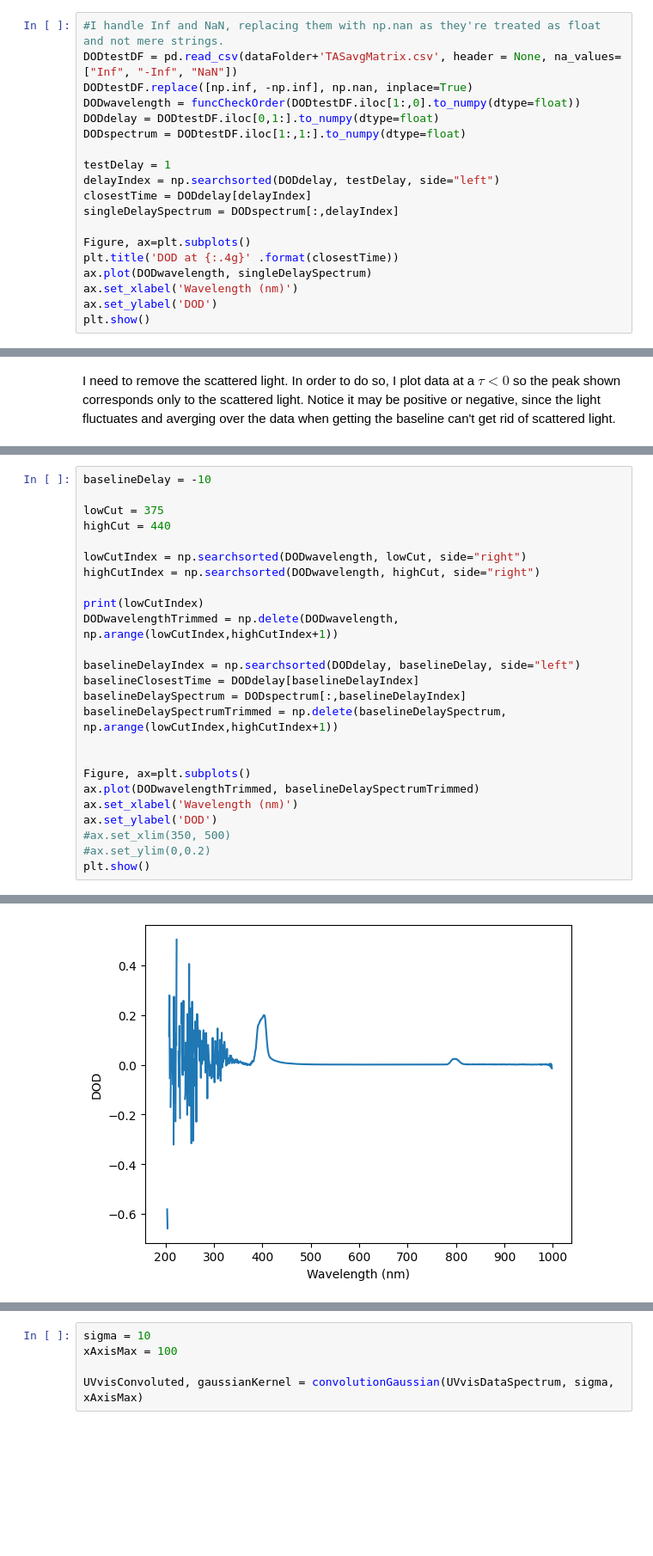
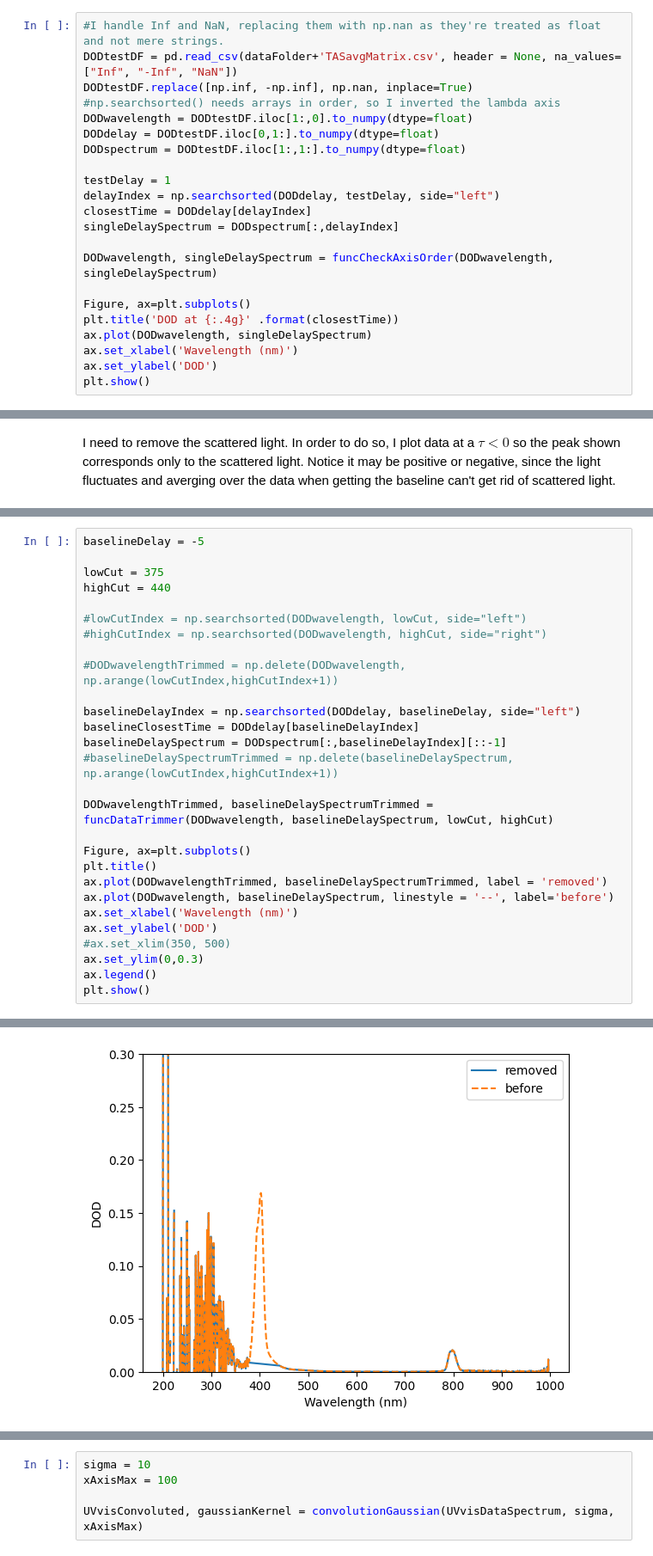
Before and after one commit to MaxiInafuku/ThesisDataTreatment, a Jupyter notebook: productSpectraTest.ipynb, the cells around one changed output, grey strips where cells are left out. Shown at 86% size. Saved outputs shown, nothing was run; the diff lists cells and outputs as text; blank space fills up the shorter version.

```diff
--- a/productSpectraTest.ipynb
+++ b/productSpectraTest.ipynb
@@ -12,7 +12,8 @@ dataFolder = 'data/'
 #I handle Inf and NaN, replacing them with np.nan as they're treated as float and not mere strings.
 DODtestDF = pd.read_csv(dataFolder+'TASavgMatrix.csv', header = None, na_values=["Inf", "-Inf", "NaN"])
 DODtestDF.replace([np.inf, -np.inf], np.nan, inplace=True)
-DODwavelength = funcCheckOrder(DODtestDF.iloc[1:,0].to_numpy(dtype=float))
+#np.searchsorted() needs arrays in order, so I inverted the lambda axis
+DODwavelength = DODtestDF.iloc[1:,0].to_numpy(dtype=float)
 DODdelay = DODtestDF.iloc[0,1:].to_numpy(dtype=float)
 DODspectrum = DODtestDF.iloc[1:,1:].to_numpy(dtype=float)
 
@@ -21,6 +22,8 @@ delayIndex = np.searchsorted(DODdelay, testDelay, side="left")
 closestTime = DODdelay[delayIndex]
 singleDelaySpectrum = DODspectrum[:,delayIndex]
 
+DODwavelength, singleDelaySpectrum = funcCheckAxisOrder(DODwavelength, singleDelaySpectrum)
+
 Figure, ax=plt.subplots()
 plt.title('DOD at {:.4g}' .format(closestTime))
 ax.plot(DODwavelength, singleDelaySpectrum)
@@ -51,26 +58,29 @@ I need to remove the scattered light. In order to do so, I plot data at a $\tau<
 # %%
-baselineDelay = -10
+baselineDelay = -5
 
 lowCut = 375
 highCut = 440
 
-lowCutIndex = np.searchsorted(DODwavelength, lowCut, side="right")
-highCutIndex = np.searchsorted(DODwavelength, highCut, side="right")
+#lowCutIndex = np.searchsorted(DODwavelength, lowCut, side="left")
+#highCutIndex = np.searchsorted(DODwavelength, highCut, side="right")
 
-print(lowCutIndex)
-DODwavelengthTrimmed = np.delete(DODwavelength, np.arange(lowCutIndex,highCutIndex+1))
+#DODwavelengthTrimmed = np.delete(DODwavelength, np.arange(lowCutIndex,highCutIndex+1))
 
 baselineDelayIndex = np.searchsorted(DODdelay, baselineDelay, side="left")
 baselineClosestTime = DODdelay[baselineDelayIndex]
-baselineDelaySpectrum = DODspectrum[:,baselineDelayIndex]
-baselineDelaySpectrumTrimmed = np.delete(baselineDelaySpectrum, np.arange(lowCutIndex,highCutIndex+1))
+baselineDelaySpectrum = DODspectrum[:,baselineDelayIndex][::-1]
+#baselineDelaySpectrumTrimmed = np.delete(baselineDelaySpectrum, np.arange(lowCutIndex,highCutIndex+1))
 
+DODwavelengthTrimmed, baselineDelaySpectrumTrimmed = funcDataTrimmer(DODwavelength, baselineDelaySpectrum, lowCut, highCut)
 
 Figure, ax=plt.subplots()
-ax.plot(DODwavelengthTrimmed, baselineDelaySpectrumTrimmed)
+plt.title()
+ax.plot(DODwavelengthTrimmed, baselineDelaySpectrumTrimmed, label = 'removed')
+ax.plot(DODwavelength, baselineDelaySpectrum, linestyle = '--', label='before')
 ax.set_xlabel('Wavelength (nm)')
 ax.set_ylabel('DOD')
 #ax.set_xlim(350, 500)
-#ax.set_ylim(0,0.2)
+ax.set_ylim(0,0.3)
+ax.legend()
 plt.show()
 # %% [output]
@@ -78,3 +87,3 @@ plt.show()
-[figure, old version]
+[figure, new version]
 # %%
 UVvisData = np.loadtxt(dataFolder+'absorbance30uJafter.csv', delimiter = ',')
```
Also changed, not shown: parts of 7 cells of this notebook, 2 other files.
